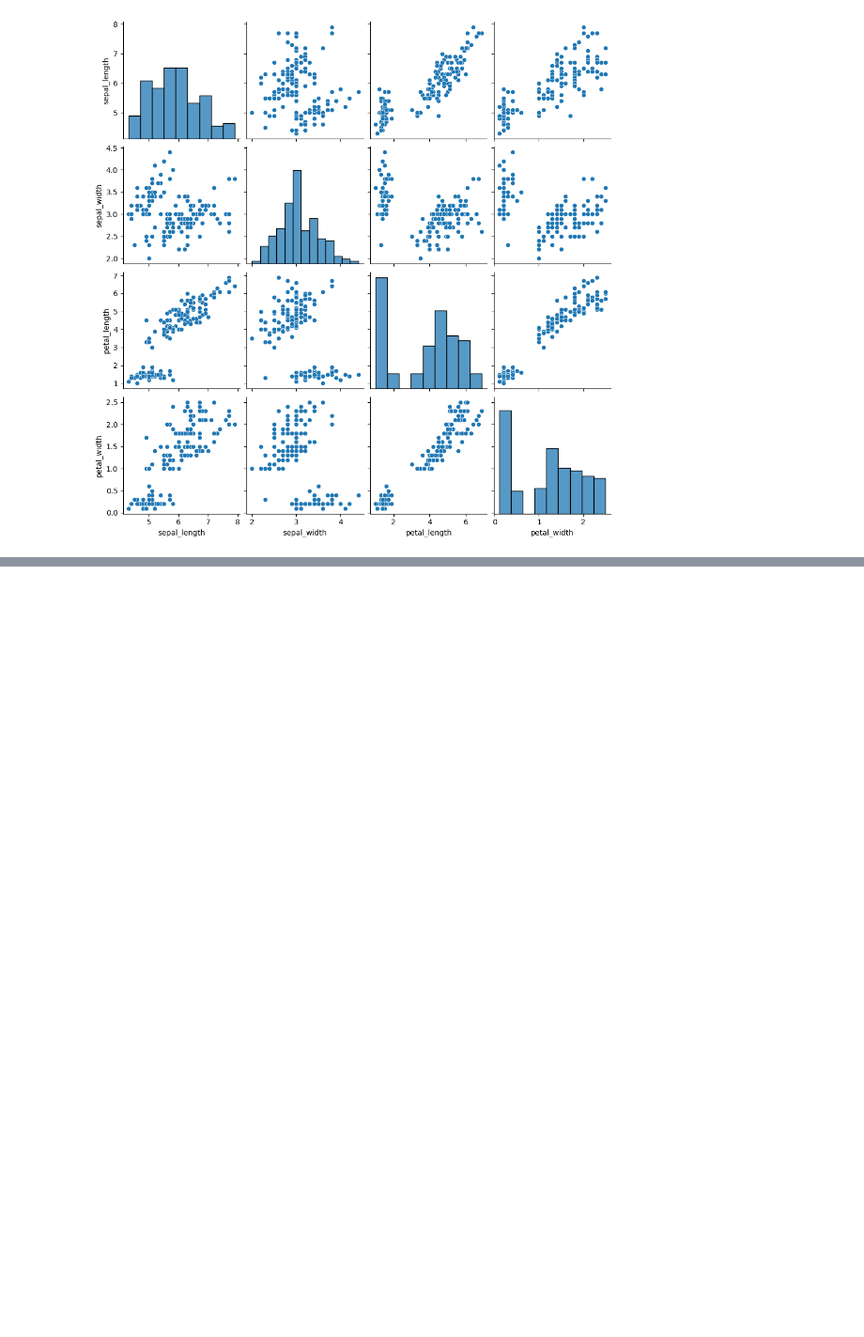
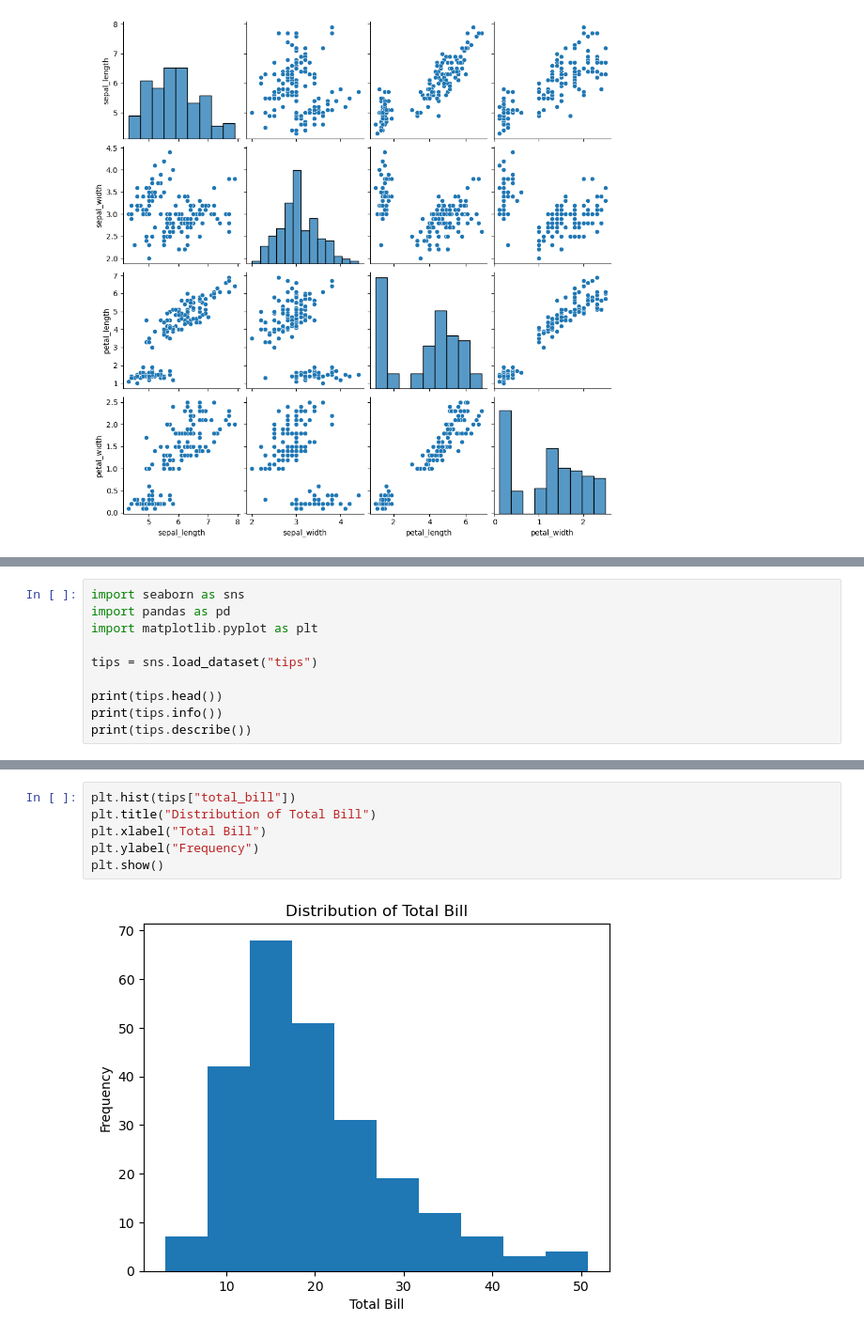
Before and after one commit to vaishnavijagtap0202-debug/Internship_codes_2026, a Jupyter notebook: Daily_codes/Week 5/matplotlib.ipynb, the cells around one changed output, grey strips where cells are left out. Shown at 94% size. Saved outputs shown, nothing was run; the diff lists cells and outputs as text; blank space fills up the shorter version.

```diff
--- a/Daily_codes/Week 5/matplotlib.ipynb
+++ b/Daily_codes/Week 5/matplotlib.ipynb
@@ -222,0 +275,10 @@ sns.pairplot(iris);
+# %%
+import seaborn as sns
+import pandas as pd
+import matplotlib.pyplot as plt
+
+tips = sns.load_dataset("tips")
+
+print(tips.head())
+print(tips.info())
+print(tips.describe())
@@ -222,0 +303,8 @@ sns.pairplot(iris);
+# %%
+plt.hist(tips["total_bill"])
+plt.title("Distribution of Total Bill")
+plt.xlabel("Total Bill")
+plt.ylabel("Frequency")
+plt.show()
+# %% [output]
+[figure, added]
```
Also changed, not shown: parts of 9 cells of this notebook.
